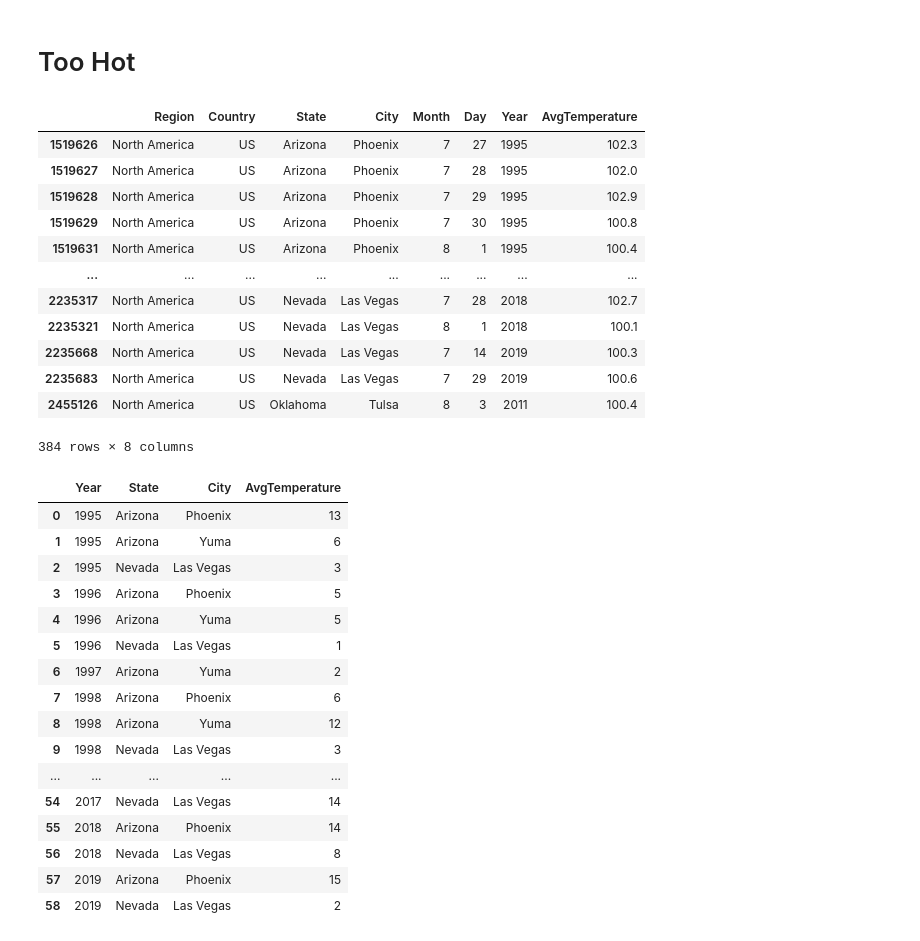
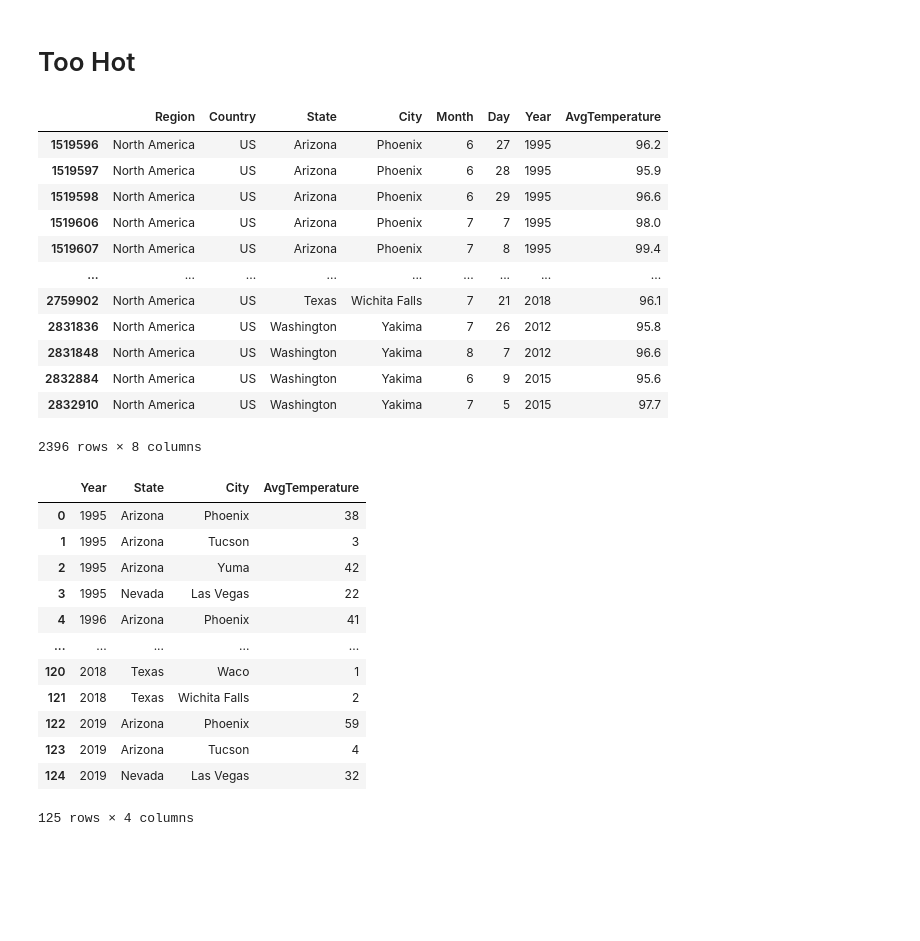
Before and after one commit to gamem001/bees_machine_learning, a Jupyter notebook: asia_temperature_notebook.ipynb, the cells around one changed output. Saved outputs shown, nothing was run; the diff lists cells and outputs as text; code cells hidden in the pictures; blank space fills up the shorter version.

```diff
--- a/asia_temperature_notebook.ipynb
+++ b/asia_temperature_notebook.ipynb
@@ -100,43 +100,39 @@ state_cold_days.count()
 # %% [markdown]
 # Too Hot
 # %%
-hot_days = all_us_data["AvgTemperature"] > 100
+hot_days = all_us_data["AvgTemperature"] > 95
 # hot_days = all_us_data["AvgTemperature"] >100
 
 hot_df = all_us_data[hot_days]
 hot_df
 # %% [output]
 |  | Region | Country | State | City | Month | Day | Year | AvgTemperature |
-| 1519626 | North America | US | Arizona | Phoenix | 7 | 27 | 1995 | 102.3 |
-| 1519627 | North America | US | Arizona | Phoenix | 7 | 28 | 1995 | 102.0 |
-| 1519628 | North America | US | Arizona | Phoenix | 7 | 29 | 1995 | 102.9 |
-| 1519629 | North America | US | Arizona | Phoenix | 7 | 30 | 1995 | 100.8 |
-| 1519631 | North America | US | Arizona | Phoenix | 8 | 1 | 1995 | 100.4 |
+| 1519596 | North America | US | Arizona | Phoenix | 6 | 27 | 1995 | 96.2 |
+| 1519597 | North America | US | Arizona | Phoenix | 6 | 28 | 1995 | 95.9 |
+| 1519598 | North America | US | Arizona | Phoenix | 6 | 29 | 1995 | 96.6 |
+| 1519606 | North America | US | Arizona | Phoenix | 7 | 7 | 1995 | 98.0 |
+| 1519607 | North America | US | Arizona | Phoenix | 7 | 8 | 1995 | 99.4 |
 | ... | ... | ... | ... | ... | ... | ... | ... | ... |
-| 2235317 | North America | US | Nevada | Las Vegas | 7 | 28 | 2018 | 102.7 |
-| 2235321 | North America | US | Nevada | Las Vegas | 8 | 1 | 2018 | 100.1 |
-| 2235668 | North America | US | Nevada | Las Vegas | 7 | 14 | 2019 | 100.3 |
-| 2235683 | North America | US | Nevada | Las Vegas | 7 | 29 | 2019 | 100.6 |
-| 2455126 | North America | US | Oklahoma | Tulsa | 8 | 3 | 2011 | 100.4 |
+| 2759902 | North America | US | Texas | Wichita Falls | 7 | 21 | 2018 | 96.1 |
+| 2831836 | North America | US | Washington | Yakima | 7 | 26 | 2012 | 95.8 |
+| 2831848 | North America | US | Washington | Yakima | 8 | 7 | 2012 | 96.6 |
+| 2832884 | North America | US | Washington | Yakima | 6 | 9 | 2015 | 95.6 |
+| 2832910 | North America | US | Washington | Yakima | 7 | 5 | 2015 | 97.7 |
-384 rows × 8 columns
+2396 rows × 8 columns
 # %%
 state_hot_days = hot_df.groupby(["Year", "State", "City"], as_index=False)[['AvgTemperature']]
 state_hot_days.count()
 # %% [output]
 |  | Year | State | City | AvgTemperature |
-| 0 | 1995 | Arizona | Phoenix | 13 |
-| 1 | 1995 | Arizona | Yuma | 6 |
-| 2 | 1995 | Nevada | Las Vegas | 3 |
-| 3 | 1996 | Arizona | Phoenix | 5 |
-| 4 | 1996 | Arizona | Yuma | 5 |
-| 5 | 1996 | Nevada | Las Vegas | 1 |
-| 6 | 1997 | Arizona | Yuma | 2 |
-| 7 | 1998 | Arizona | Phoenix | 6 |
-| 8 | 1998 | Arizona | Yuma | 12 |
-| 9 | 1998 | Nevada | Las Vegas | 3 |
+| 0 | 1995 | Arizona | Phoenix | 38 |
+| 1 | 1995 | Arizona | Tucson | 3 |
+| 2 | 1995 | Arizona | Yuma | 42 |
+| 3 | 1995 | Nevada | Las Vegas | 22 |
+| 4 | 1996 | Arizona | Phoenix | 41 |
 | ... | ... | ... | ... | ... |
-| 54 | 2017 | Nevada | Las Vegas | 14 |
-| 55 | 2018 | Arizona | Phoenix | 14 |
-| 56 | 2018 | Nevada | Las Vegas | 8 |
-| 57 | 2019 | Arizona | Phoenix | 15 |
-| 58 | 2019 | Nevada | Las Vegas | 2 |
+| 120 | 2018 | Texas | Waco | 1 |
+| 121 | 2018 | Texas | Wichita Falls | 2 |
+| 122 | 2019 | Arizona | Phoenix | 59 |
+| 123 | 2019 | Arizona | Tucson | 4 |
+| 124 | 2019 | Nevada | Las Vegas | 32 |
+125 rows × 4 columns
```
